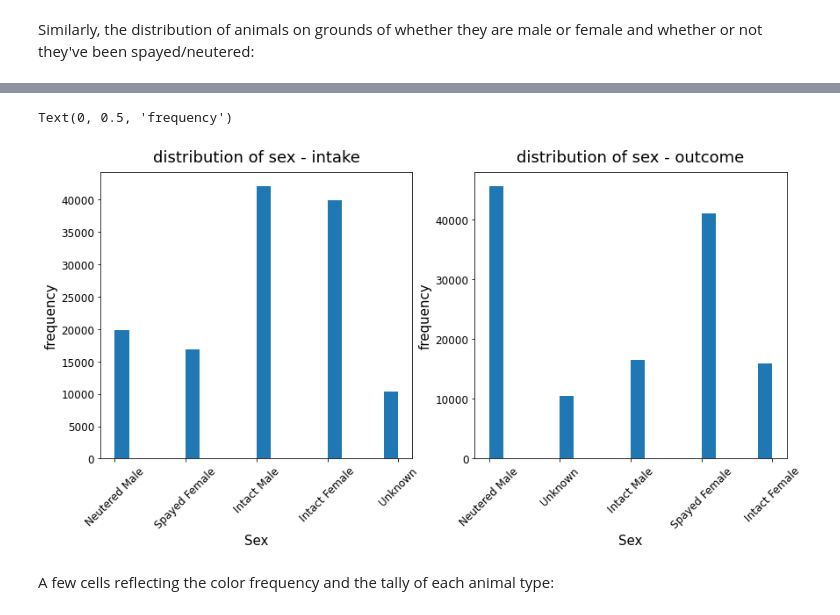
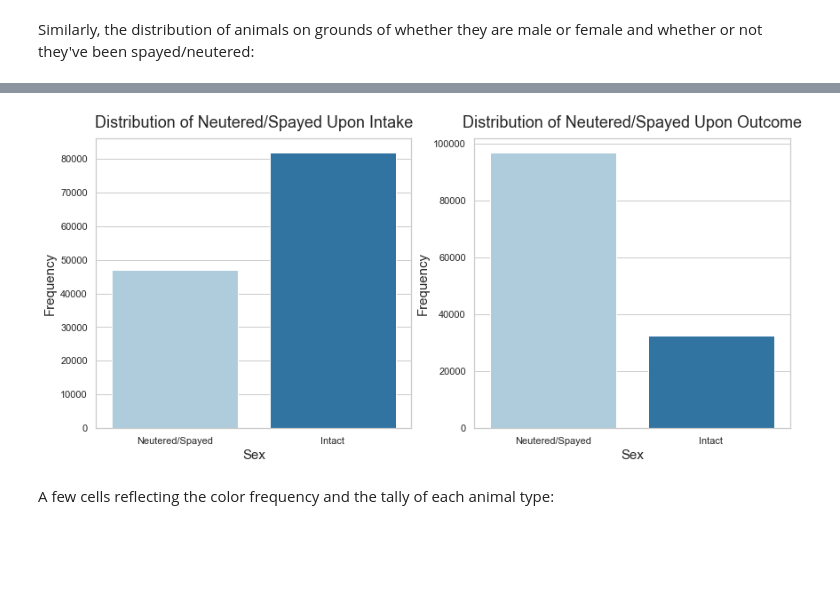
Before and after one commit to bpberry0324/animal_shelter_outcomes, a Jupyter notebook: appendices/appendix_01_preprocessing/02_initial_eda.ipynb, the cells around one changed output, grey strips where cells are left out. Saved outputs shown, nothing was run; the diff lists cells and outputs as text; code cells hidden in the pictures; blank space fills up the shorter version.

```diff
--- a/appendices/appendix_01_preprocessing/02_initial_eda.ipynb
+++ b/appendices/appendix_01_preprocessing/02_initial_eda.ipynb
@@ -123,0 +185,19 @@ Similarly, the distribution of animals on grounds of whether they are male or fe
+# %%
+intakes['sex'] = intakes['sex_upon_intake'].str.contains("Male").map({True: 'Male', False:'Female'})
+intakes['is_neutered'] = intakes['sex_upon_intake'].str.split(' ').str[0]
+intakes['is_neutered'] = (intakes['is_neutered'] != 'Intact').map({True: 'Neutered/Spayed', False:'Intact'})
+
+outcomes['sex'] = outcomes['sex_upon_outcome'].str.contains("Male").map({True: 'Male', False:'Female'})
+outcomes['is_neutered'] = outcomes['sex_upon_outcome'].str.split(' ').str[0]
+outcomes['is_neutered'] = (outcomes['is_neutered'] != 'Intact').map({True: 'Neutered/Spayed', False:'Intact'})
+# %%
+sns.set_theme(style="whitegrid")
+
+plt.figure(figsize = (7, 8))
+sns.countplot(x=intakes['sex'],
+              data=intakes,
+              palette="Paired")
+plt.title('Distribution of Sex in Shelter', fontsize = 18, pad = 12)
+plt.xlabel("Sex", fontsize = 15)
+plt.xticks(rotation=0)
+plt.ylabel("Frequency",fontsize = 15);
@@ -124,22 +206,27 @@ Similarly, the distribution of animals on grounds of whether they are male or fe
 # %%
+sns.set_theme(style="whitegrid")
+
 plt.figure(figsize = (14, 6))
+plt.subplot(1, 2, 1)
 
-plt.subplot(1, 2, 1)
-intakes['sex_upon_intake'].hist(bins = 20, grid = False, xlabelsize = 12, ylabelsize = 12)
-plt.title('distribution of sex - intake', fontsize = 18, pad = 12)
+sns.countplot(x=intakes['is_neutered'],
+              data=intakes,
+              palette="Paired")
+plt.title('Distribution of Neutered/Spayed Upon Intake', fontsize = 18, pad = 12)
 plt.xlabel("Sex", fontsize = 15)
-plt.xticks(rotation=45)
-plt.ylabel("frequency",fontsize = 15)
+plt.xticks(rotation=0)
+plt.ylabel("Frequency",fontsize = 15)
 
 plt.subplot(1, 2, 2)
-outcomes['sex_upon_outcome'].hist(bins = 20, grid = False, xlabelsize = 12, ylabelsize = 12)
-plt.title('distribution of sex - outcome', fontsize = 18, pad = 12)
+sns.countplot(x=outcomes['is_neutered'],
+              data=outcomes,
+              palette="Paired")
+plt.title('Distribution of Neutered/Spayed Upon Outcome', fontsize = 18, pad = 12)
 plt.xlabel("Sex", fontsize = 15)
-plt.xticks(rotation=45)
-plt.ylabel("frequency",fontsize = 15)
+plt.xticks(rotation=0)
+plt.ylabel("Frequency",fontsize = 15);
 # %% [output]
-Text(0, 0.5, 'frequency')
-[figure, old version]
+[figure, new version]
 # %% [markdown]
 A few cells reflecting the color frequency and the tally of each animal type:
 # %%
```
Also changed, not shown: parts of 35 cells of this notebook, 3 other files.
